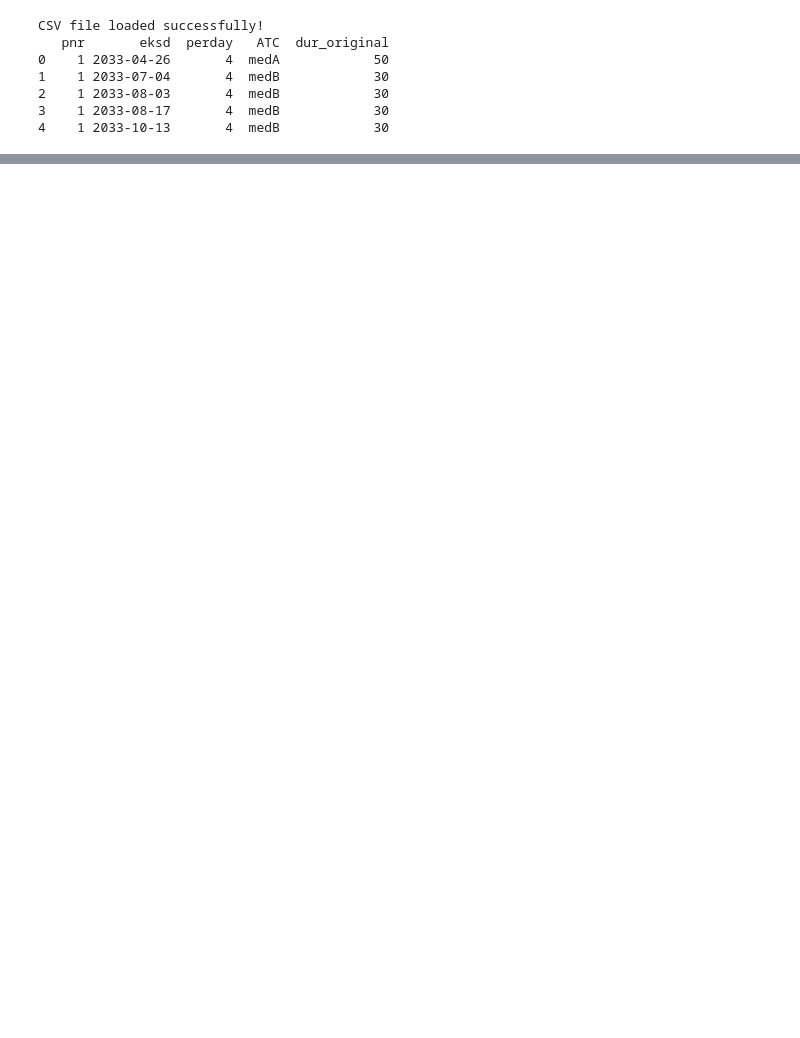
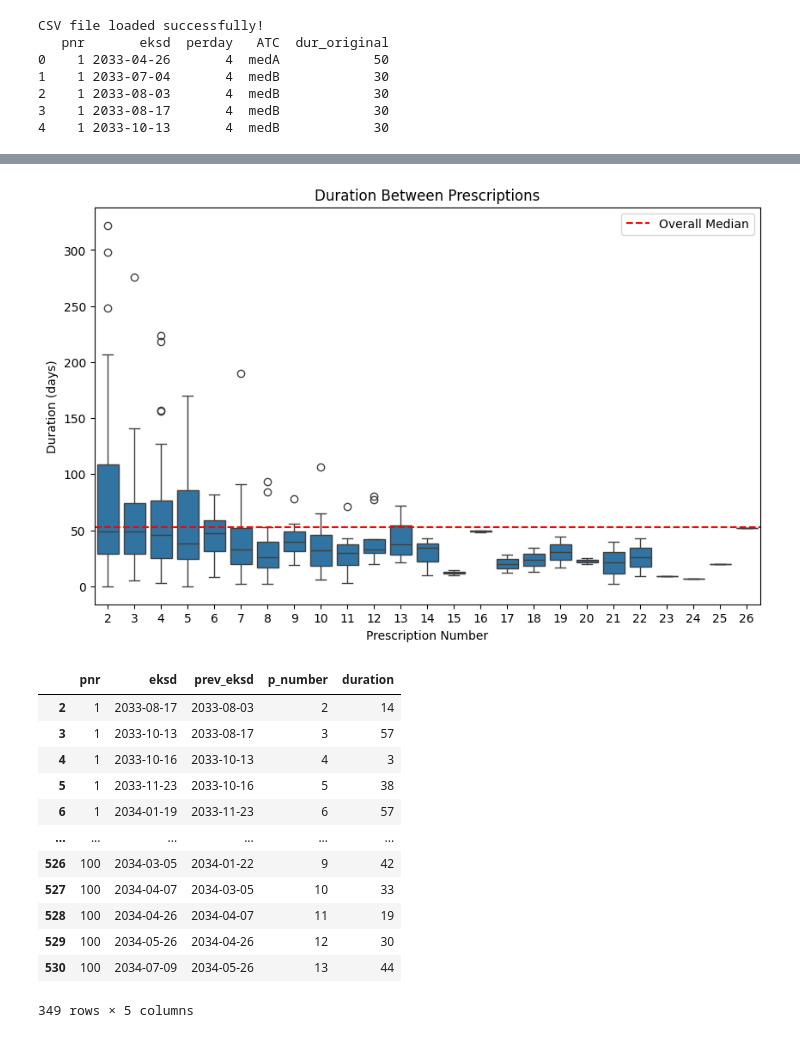
Before and after one commit to Whos-Andrei-Go/SEE, a Jupyter notebook: SEE.ipynb, the cells around one changed output, grey strips where cells are left out. Saved outputs shown, nothing was run; the diff lists cells and outputs as text; code cells hidden in the pictures; blank space fills up the shorter version.

```diff
--- a/SEE.ipynb
+++ b/SEE.ipynb
@@ -248,0 +378,3 @@ cluster
+# %%
+med_b_DB = see_dbscan("medB")
+med_b_DB
@@ -248,0 +395,17 @@ cluster
+# %%
+see_assumption(med_b_DB)
+# %% [output]
+[figure, added]
+|  | pnr | eksd | prev_eksd | p_number | duration |
+| 2 | 1 | 2033-08-17 | 2033-08-03 | 2 | 14 |
+| 3 | 1 | 2033-10-13 | 2033-08-17 | 3 | 57 |
+| 4 | 1 | 2033-10-16 | 2033-10-13 | 4 | 3 |
+| 5 | 1 | 2033-11-23 | 2033-10-16 | 5 | 38 |
+| 6 | 1 | 2034-01-19 | 2033-11-23 | 6 | 57 |
+| ... | ... | ... | ... | ... | ... |
+| 526 | 100 | 2034-03-05 | 2034-01-22 | 9 | 42 |
+| 527 | 100 | 2034-04-07 | 2034-03-05 | 10 | 33 |
+| 528 | 100 | 2034-04-26 | 2034-04-07 | 11 | 19 |
+| 529 | 100 | 2034-05-26 | 2034-04-26 | 12 | 30 |
+| 530 | 100 | 2034-07-09 | 2034-05-26 | 13 | 44 |
+349 rows × 5 columns
```
Also changed, not shown: parts of 27 cells of this notebook.
